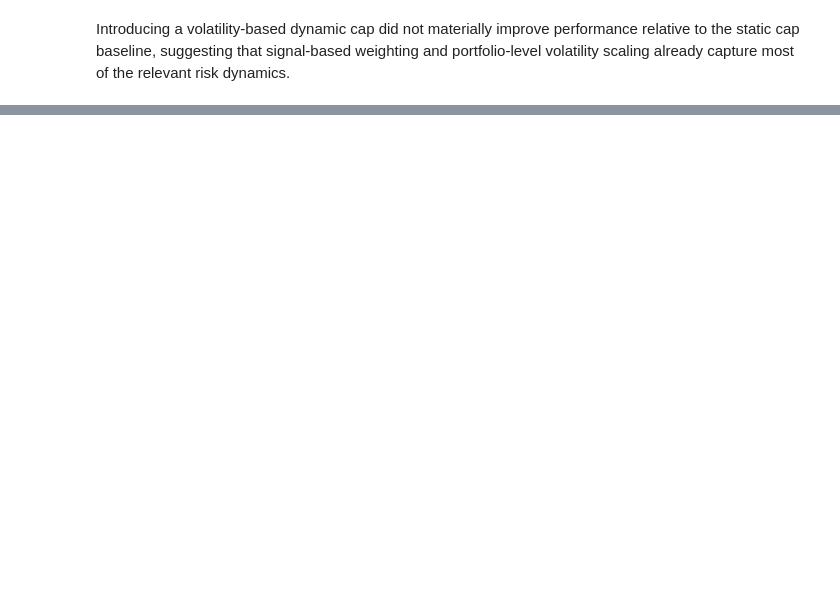
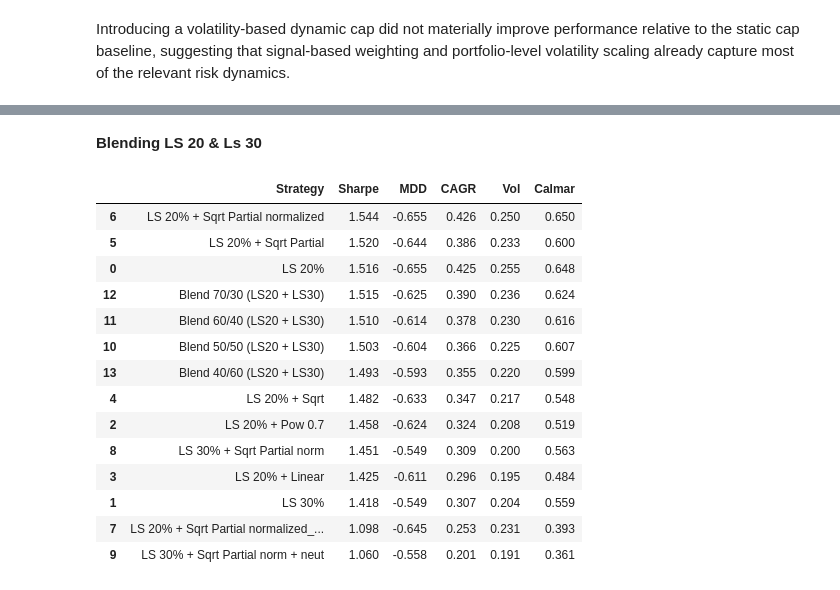
Before and after one commit to OpusArtisbyRawlz/quant-lab, a Jupyter notebook: research/project_04_return_forecast_alpha/notebooks/04_portfolio_research.ipynb, the cells around one changed output, grey strips where cells are left out. Cells and saved outputs as stored; diff of their text form; code cells hidden in the pictures; blank space fills up the shorter version.

```diff
--- a/research/project_04_return_forecast_alpha/notebooks/04_portfolio_research.ipynb
+++ b/research/project_04_return_forecast_alpha/notebooks/04_portfolio_research.ipynb
@@ -1152,0 +1202,4 @@ Introducing a volatility-based dynamic cap did not materially improve performanc
+# %%
+df_combined["rank"] = (
+    df_combined.groupby("Date")["combined_signal"].rank(pct=True)
+)
@@ -1152,0 +1349,3 @@ Introducing a volatility-based dynamic cap did not materially improve performanc
+# %%
+def annual_vol(returns):
+    return returns.std() * np.sqrt(252)
@@ -1152,0 +1860,71 @@ Introducing a volatility-based dynamic cap did not materially improve performanc
+# %% [markdown]
+**Blending LS 20 & Ls 30**
+# %%
+# --- Helper: build equity curve from a return series ---
+def equity_from_returns(ret_series, start=1.0):
+    return start * (1 + ret_series.fillna(0)).cumprod()
+
+
+# --- Helper: add result from a return series directly ---
+def add_result_from_returns(name, ret_series):
+    equity_curve = equity_from_returns(ret_series)
+
+    results.append({
+        "Strategy": name,
+        "Sharpe": sharpe_ratio(ret_series),
+        "MDD": max_drawdown(equity_curve),
+        "CAGR": compute_cagr(equity_curve),
+        "Vol": annual_vol(ret_series),
+        "Calmar": calmar_ratio(equity_curve),
+    })
+
+
+# --- Build blend return series ---
+blend_50_50_ret = (
+    0.5 * port_ls_20["portfolio_return"] +
+    0.5 * port_ls_30["portfolio_return"]
+)
+
+blend_60_40_ret = (
+    0.6 * port_ls_20["portfolio_return"] +
+    0.4 * port_ls_30["portfolio_return"]
+)
+
+blend_70_30_ret = (
+    0.7 * port_ls_20["portfolio_return"] +
+    0.3 * port_ls_30["portfolio_return"]
+)
+
+blend_40_60_ret = (
+    0.4 * port_ls_20["portfolio_return"] +
+    0.6 * port_ls_30["portfolio_return"]
+)
+
+
+# --- Add to results table ---
+add_result_from_returns("Blend 50/50 (LS20 + LS30)", blend_50_50_ret)
+add_result_from_returns("Blend 60/40 (LS20 + LS30)", blend_60_40_ret)
+add_result_from_returns("Blend 70/30 (LS20 + LS30)", blend_70_30_ret)
+add_result_from_returns("Blend 40/60 (LS20 + LS30)", blend_40_60_ret)
+
+
+# --- View updated comparison table ---
+results_df = pd.DataFrame(results).drop_duplicates(subset=["Strategy"]).round(3)
+results_df = results_df.sort_values(by="Sharpe", ascending=False)
+results_df
+# %% [output]
+|  | Strategy | Sharpe | MDD | CAGR | Vol | Calmar |
+| 6 | LS 20% + Sqrt Partial normalized | 1.544 | -0.655 | 0.426 | 0.250 | 0.650 |
+| 5 | LS 20% + Sqrt Partial | 1.520 | -0.644 | 0.386 | 0.233 | 0.600 |
+| 0 | LS 20% | 1.516 | -0.655 | 0.425 | 0.255 | 0.648 |
+| 12 | Blend 70/30 (LS20 + LS30) | 1.515 | -0.625 | 0.390 | 0.236 | 0.624 |
+| 11 | Blend 60/40 (LS20 + LS30) | 1.510 | -0.614 | 0.378 | 0.230 | 0.616 |
+| 10 | Blend 50/50 (LS20 + LS30) | 1.503 | -0.604 | 0.366 | 0.225 | 0.607 |
+| 13 | Blend 40/60 (LS20 + LS30) | 1.493 | -0.593 | 0.355 | 0.220 | 0.599 |
+| 4 | LS 20% + Sqrt | 1.482 | -0.633 | 0.347 | 0.217 | 0.548 |
+| 2 | LS 20% + Pow 0.7 | 1.458 | -0.624 | 0.324 | 0.208 | 0.519 |
+| 8 | LS 30% + Sqrt Partial norm | 1.451 | -0.549 | 0.309 | 0.200 | 0.563 |
+| 3 | LS 20% + Linear | 1.425 | -0.611 | 0.296 | 0.195 | 0.484 |
+| 1 | LS 30% | 1.418 | -0.549 | 0.307 | 0.204 | 0.559 |
+| 7 | LS 20% + Sqrt Partial normalized_... | 1.098 | -0.645 | 0.253 | 0.231 | 0.393 |
+| 9 | LS 30% + Sqrt Partial norm + neut | 1.060 | -0.558 | 0.201 | 0.191 | 0.361 |
```
Also changed, not shown: parts of 90 cells of this notebook, 43 other files.
